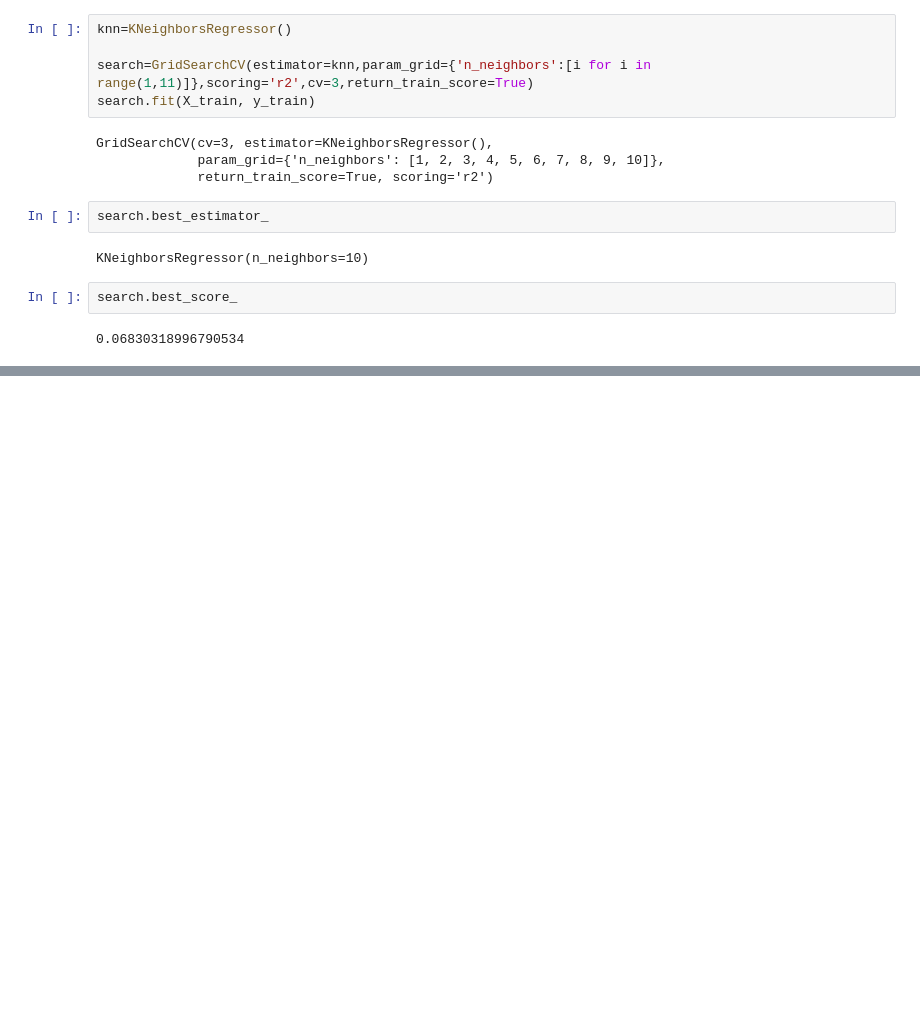
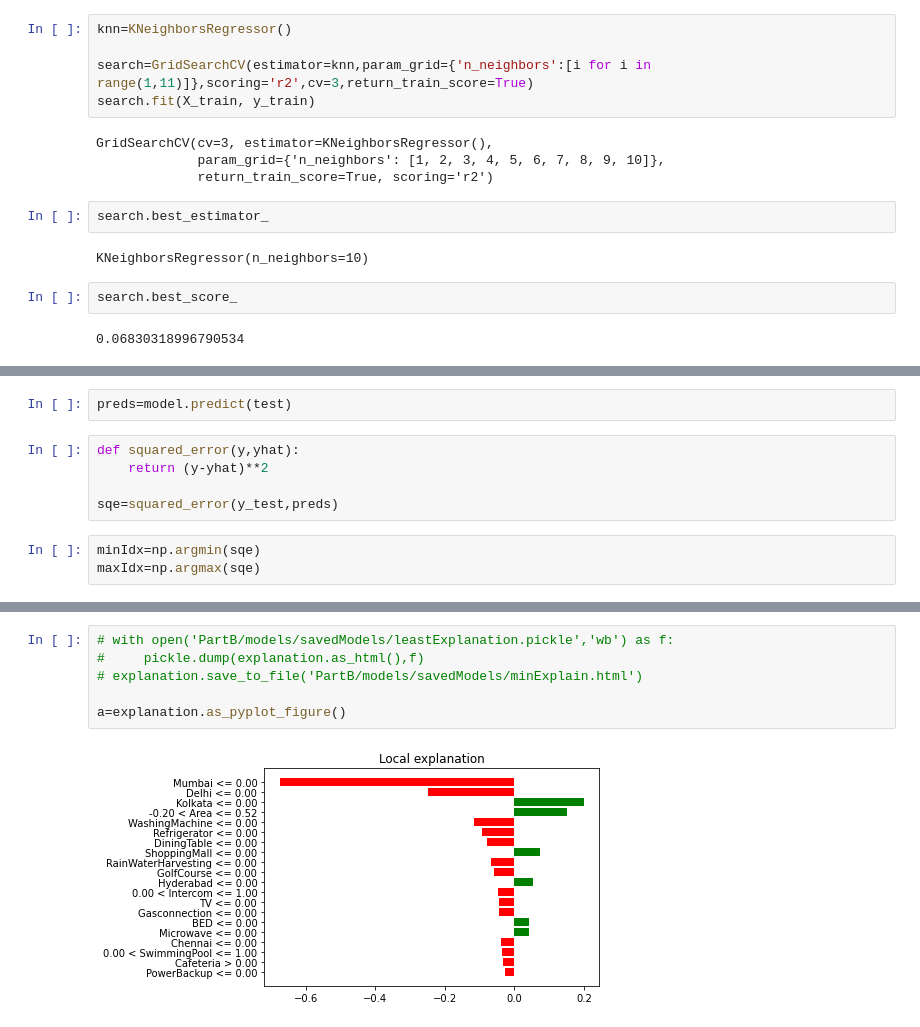
Before and after one commit to aamir09/DS2Project, a Jupyter notebook: eda.ipynb, the cells around one changed output, grey strips where cells are left out. Saved outputs shown, nothing was run; the diff lists cells and outputs as text; blank space fills up the shorter version.

```diff
--- a/eda.ipynb
+++ b/eda.ipynb
@@ -592,0 +638,10 @@ search.best_score_
+# %%
+preds=model.predict(test)
+# %%
+def squared_error(y,yhat):
+    return (y-yhat)**2
+
+sqe=squared_error(y_test,preds)
+# %%
+minIdx=np.argmin(sqe)
+maxIdx=np.argmax(sqe)
@@ -592,0 +658,8 @@ search.best_score_
+# %%
+# with open('PartB/models/savedModels/leastExplanation.pickle','wb') as f:
+#     pickle.dump(explanation.as_html(),f)
+# explanation.save_to_file('PartB/models/savedModels/minExplain.html')
+
+a=explanation.as_pyplot_figure()
+# %% [output]
+[figure, added]
```
Also changed, not shown: parts of 14 cells of this notebook, 8 other files.
